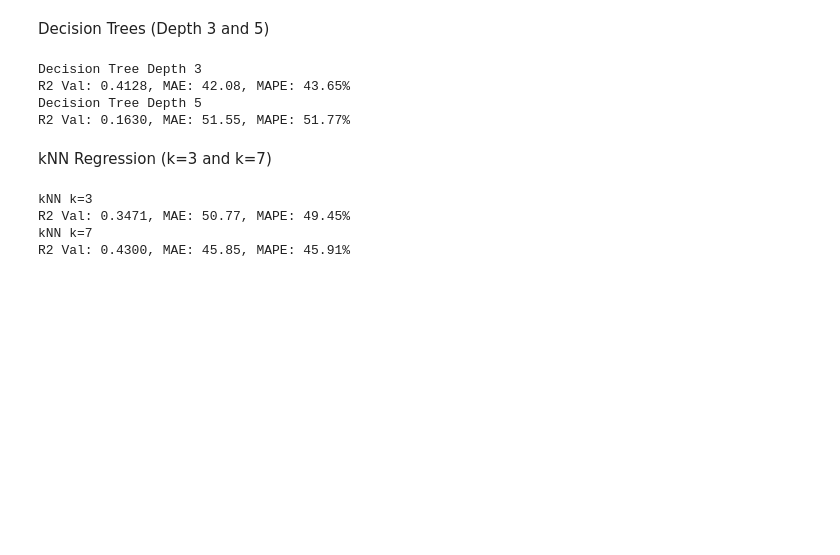
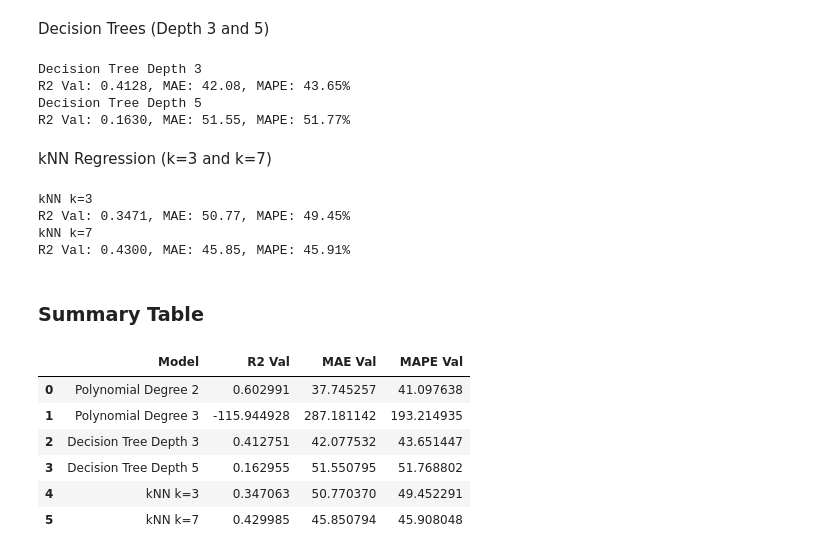
Before and after one commit to Yogesh-333/Practical-Lab-2---Foundations-of-Machine-Learning-Frameworks-, a Jupyter notebook: lab2.ipynb, the cells around one changed output. Cells and saved outputs as stored; diff of their text form; code cells hidden in the pictures; blank space fills up the shorter version.

```diff
--- a/lab2.ipynb
+++ b/lab2.ipynb
@@ -467,3 +484,26 @@ kNN k=3
 R2 Val: 0.3471, MAE: 50.77, MAPE: 49.45%
 kNN k=7
 R2 Val: 0.4300, MAE: 45.85, MAPE: 45.91%
+# %% [markdown]
+### Summary Table
+# %%
+# Build summary table
+part3_results = pd.DataFrame([
+    ['Polynomial Degree 2', r2_val_poly2, mae_val_poly2, mape_val_poly2],
+    ['Polynomial Degree 3', r2_val_poly3, mae_val_poly3, mape_val_poly3],
+    ['Decision Tree Depth 3', r2_val_tree3, mae_val_tree3, mape_val_tree3],
+    ['Decision Tree Depth 5', r2_val_tree5, mae_val_tree5, mape_val_tree5],
+    ['kNN k=3', r2_val_knn3, mae_val_knn3, mape_val_knn3],
+    ['kNN k=7', r2_val_knn7, mae_val_knn7, mape_val_knn7]
+], columns=['Model', 'R2 Val', 'MAE Val', 'MAPE Val'])
+
+# Display results
+part3_results
+# %% [output]
+|  | Model | R2 Val | MAE Val | MAPE Val |
+| 0 | Polynomial Degree 2 | 0.602991 | 37.745257 | 41.097638 |
+| 1 | Polynomial Degree 3 | -115.944928 | 287.181142 | 193.214935 |
+| 2 | Decision Tree Depth 3 | 0.412751 | 42.077532 | 43.651447 |
+| 3 | Decision Tree Depth 5 | 0.162955 | 51.550795 | 51.768802 |
+| 4 | kNN k=3 | 0.347063 | 50.770370 | 49.452291 |
+| 5 | kNN k=7 | 0.429985 | 45.850794 | 45.908048 |
```
Also changed, not shown: parts of 1 cell of this notebook.
